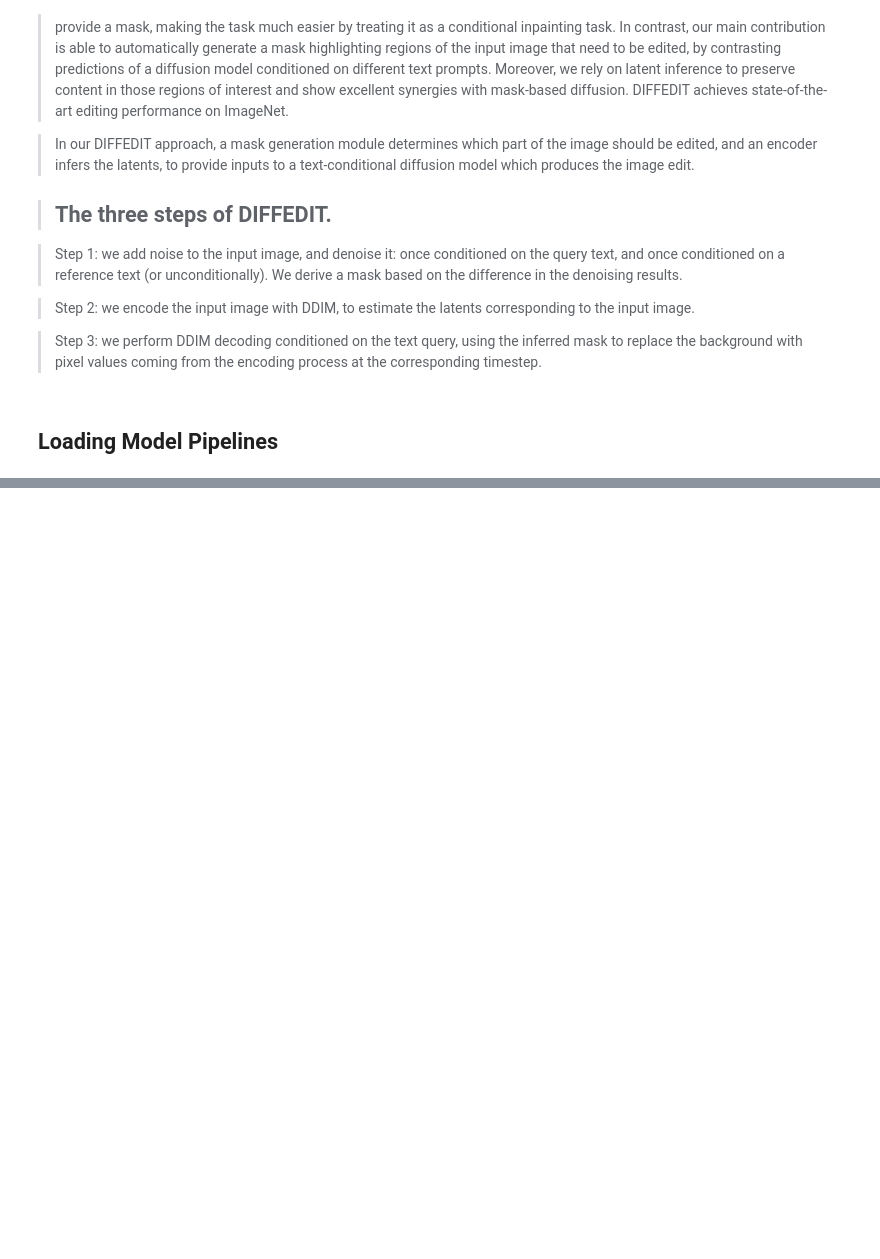
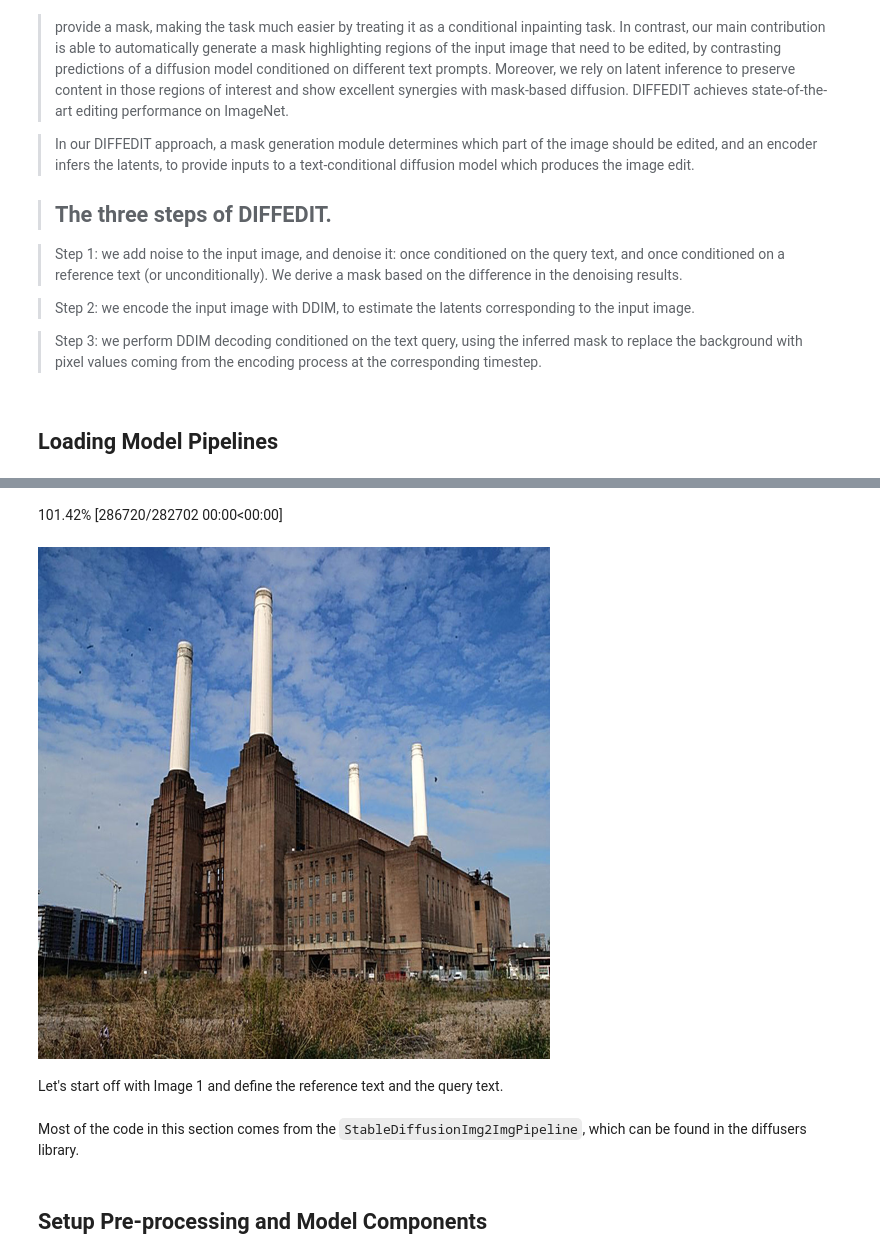
Before and after one commit to bachaudhry/paper_implementations, a Jupyter notebook: generative_modeling/diffusion/vision/implementing_diffedit.ipynb, the cells around one changed output, grey strips where cells are left out. Saved outputs shown, nothing was run; the diff lists cells and outputs as text; code cells hidden in the pictures; blank space fills up the shorter version.

```diff
--- a/generative_modeling/diffusion/vision/implementing_diffedit.ipynb
+++ b/generative_modeling/diffusion/vision/implementing_diffedit.ipynb
@@ -81,0 +98,8 @@ unet = unet.to(torch_device)
+# %%
+img1 = FastDownload().download('https://www.designingbuildings.co.uk/w/images/0/05/Battersea.jpg')
+init_image1 = Image.open(img1).convert("RGB")
+init_image1 = init_image1.resize((512, 512))
+init_image1
+# %% [output]
+101.42% [286720/282702 00:00<00:00]
+[figure, added]
@@ -81,0 +111,2 @@ unet = unet.to(torch_device)
+# %% [markdown]
+Let's start off with Image 1 and define the reference text and the query text.
@@ -81,0 +116,4 @@ unet = unet.to(torch_device)
+# %% [markdown]
+Most of the code in this section comes from the `StableDiffusionImg2ImgPipeline`, which can be found in the diffusers library.
+# %% [markdown]
+## Setup Pre-processing and Model Components
```
Also changed, not shown: parts of 13 cells of this notebook.
